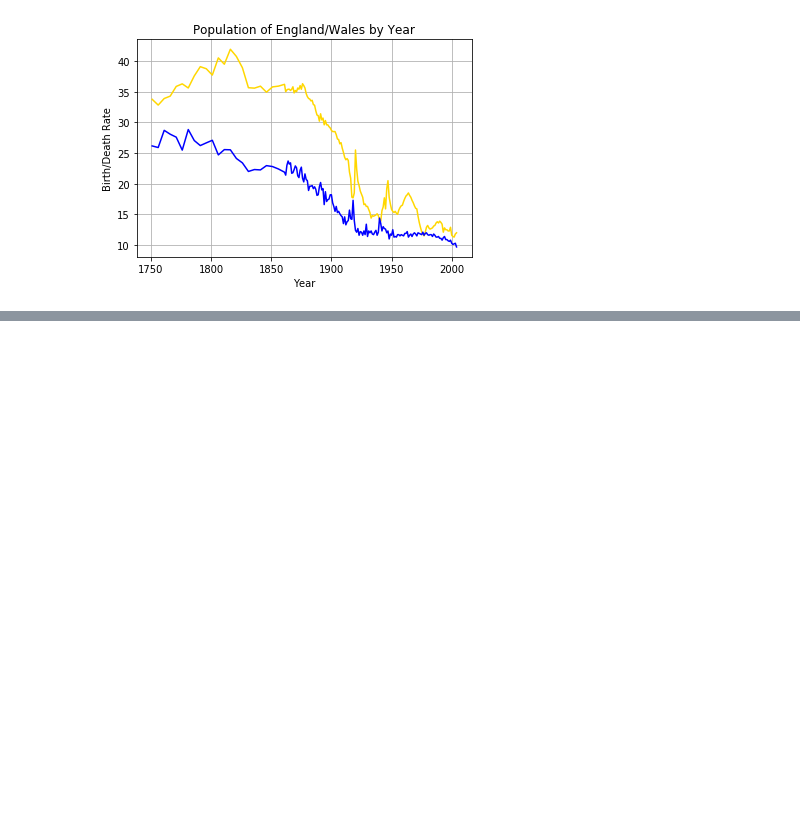
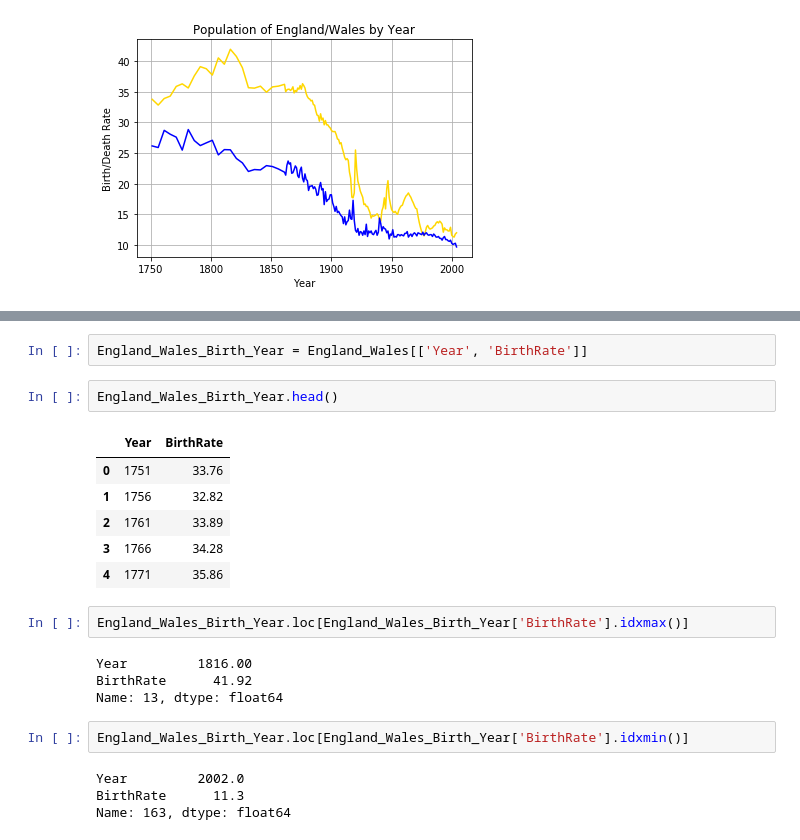
Before and after one commit to ds-modules/HIST-160, a Jupyter notebook: FINAL_intro_graphs.ipynb, the cells around one changed output, grey strips where cells are left out. Saved outputs shown, nothing was run; the diff lists cells and outputs as text; blank space fills up the shorter version.

```diff
--- a/FINAL_intro_graphs.ipynb
+++ b/FINAL_intro_graphs.ipynb
@@ -482,0 +511,23 @@ plt.show()
+# %%
+England_Wales_Birth_Year = England_Wales[['Year', 'BirthRate']]
+# %%
+England_Wales_Birth_Year.head()
+# %% [output]
+|  | Year | BirthRate |
+| 0 | 1751 | 33.76 |
+| 1 | 1756 | 32.82 |
+| 2 | 1761 | 33.89 |
+| 3 | 1766 | 34.28 |
+| 4 | 1771 | 35.86 |
+# %%
+England_Wales_Birth_Year.loc[England_Wales_Birth_Year['BirthRate'].idxmax()]
+# %% [output]
+Year         1816.00
+BirthRate      41.92
+Name: 13, dtype: float64
+# %%
+England_Wales_Birth_Year.loc[England_Wales_Birth_Year['BirthRate'].idxmin()]
+# %% [output]
+Year         2002.0
+BirthRate      11.3
+Name: 163, dtype: float64
```
Also changed, not shown: parts of 3 cells of this notebook.
